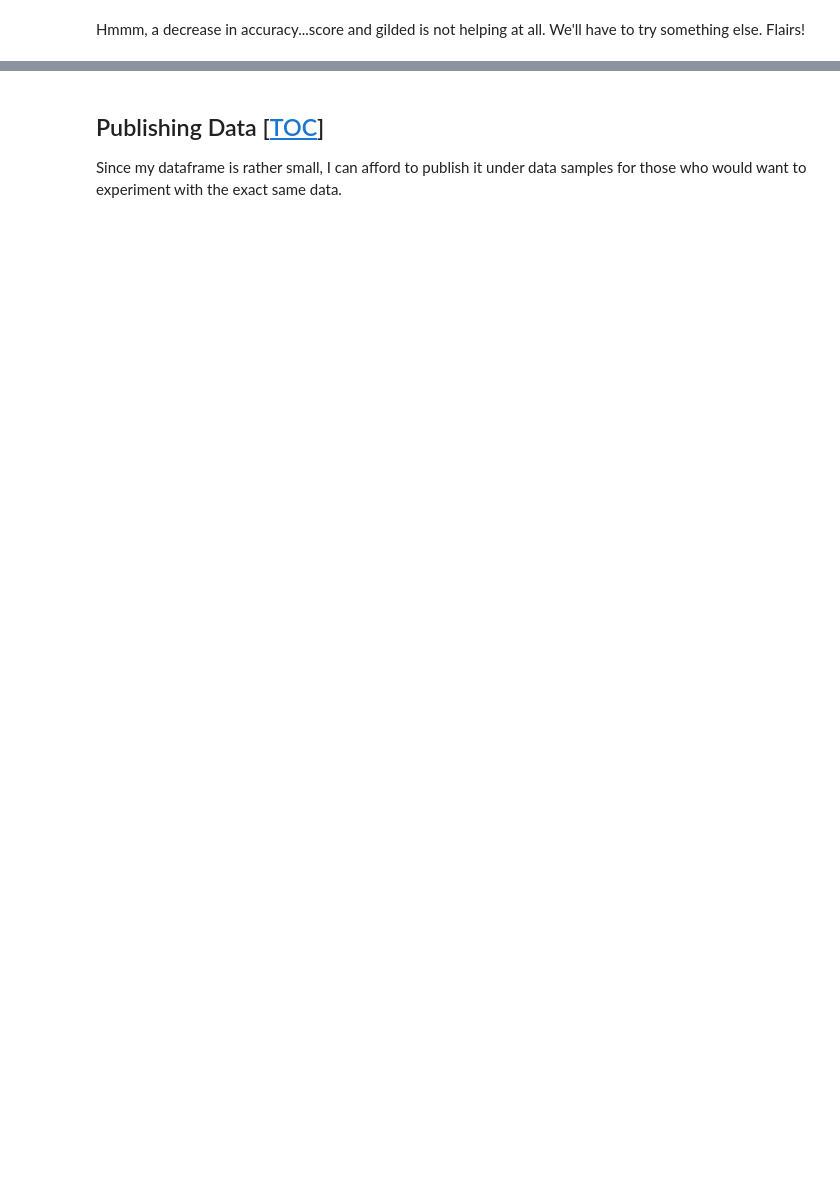
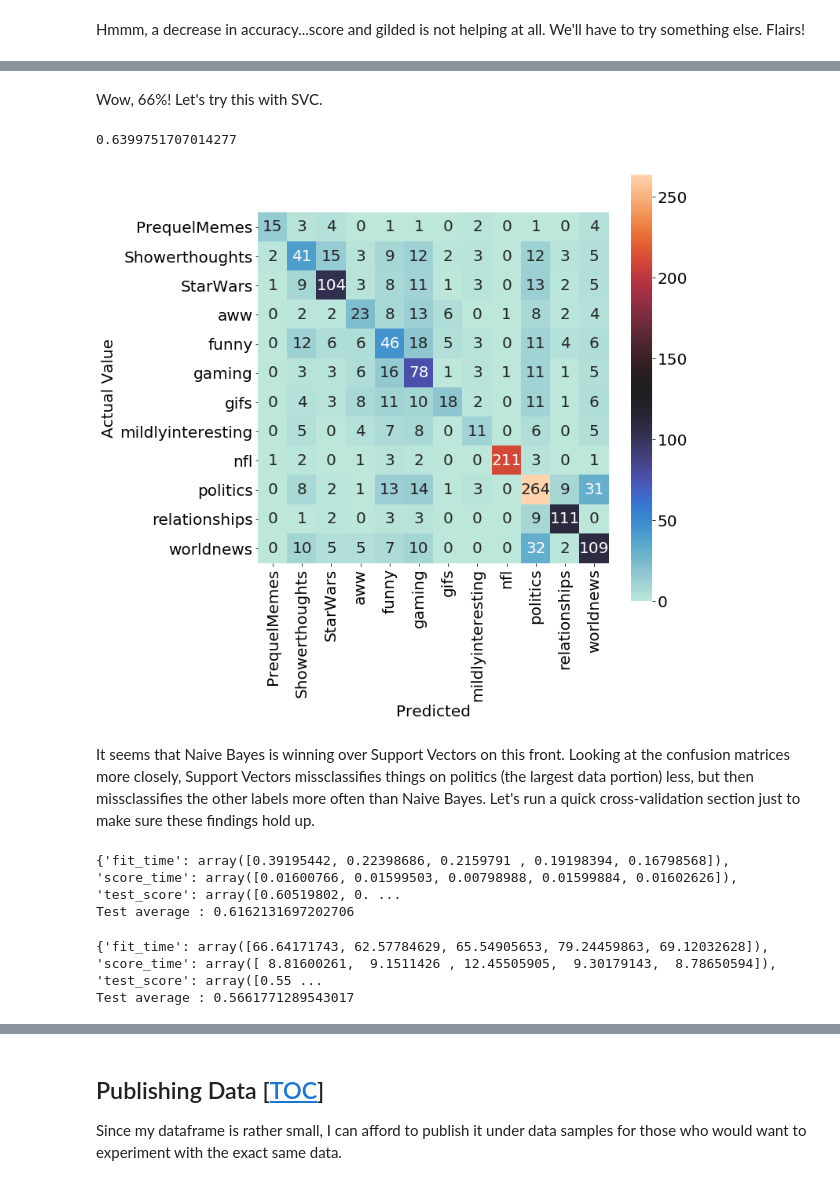
Before and after one commit to Data-Science-for-Linguists-2019/Reddit-Comment-Analysis, a Jupyter notebook: current_phase/phase3progress.ipynb, the cells around one changed output, grey strips where cells are left out. Cells and saved outputs as stored; diff of their text form; code cells hidden in the pictures; blank space fills up the shorter version.

```diff
--- a/current_phase/phase3progress.ipynb
+++ b/current_phase/phase3progress.ipynb
@@ -389,0 +385,15 @@ ValueError: dimension mismatch
+# %% [markdown]
+<p>Wow, 66%! Let's try this with SVC.</p>
+# %%
+SVM = SVC(kernel='sigmoid', gamma="auto", C=1E5)
+SVM.fit(trcombostack, y_train)
+y_pred = SVM.predict(tecombostack)
+cm = pd.crosstab(y_test, y_pred)
+
+print(sklearn.metrics.accuracy_score(y_test, y_pred))
+plotConfusionMatrix(cm)
+# %% [output]
+0.6399751707014277
+[figure, added]
+# %% [markdown]
+<p>It seems that Naive Bayes is winning over Support Vectors on this front. Looking at the confusion matrices more closely, Support Vectors missclassifies things on politics (the largest data portion) less, but then missclassifies the other labels more often than Naive Bayes. Let's run a quick cross-validation section just to make sure these findings hold up.</p>
@@ -389,0 +406,16 @@ ValueError: dimension mismatch
+# %%
+MNB = MultinomialNB(alpha=0.01)
+scores = cross_validate(MNB, trcombostack, above50t["subreddit"], cv=5)
+print(scores)
+print("Test average :",scores["test_score"].mean())
+# %% [output]
+{'fit_time': array([0.39195442, 0.22398686, 0.2159791 , 0.19198394, 0.16798568]), 'score_time': array([0.01600766, 0.01599503, 0.00798988, 0.01599884, 0.01602626]), 'test_score': array([0.60519802, 0. ...
+Test average : 0.6162131697202706
+# %%
+SVM = SVC(kernel='sigmoid', gamma="auto", C=1E5)
+scores = cross_validate(SVM, trcombostack, above50t["subreddit"], cv=5)
+print(scores)
+print("Test average :",scores["test_score"].mean())
+# %% [output]
+{'fit_time': array([66.64171743, 62.57784629, 65.54905653, 79.24459863, 69.12032628]), 'score_time': array([ 8.81600261,  9.1511426 , 12.45505905,  9.30179143,  8.78650594]), 'test_score': array([0.55 ...
+Test average : 0.5661771289543017
```
Also changed, not shown: parts of 13 cells of this notebook, 1 other file.
